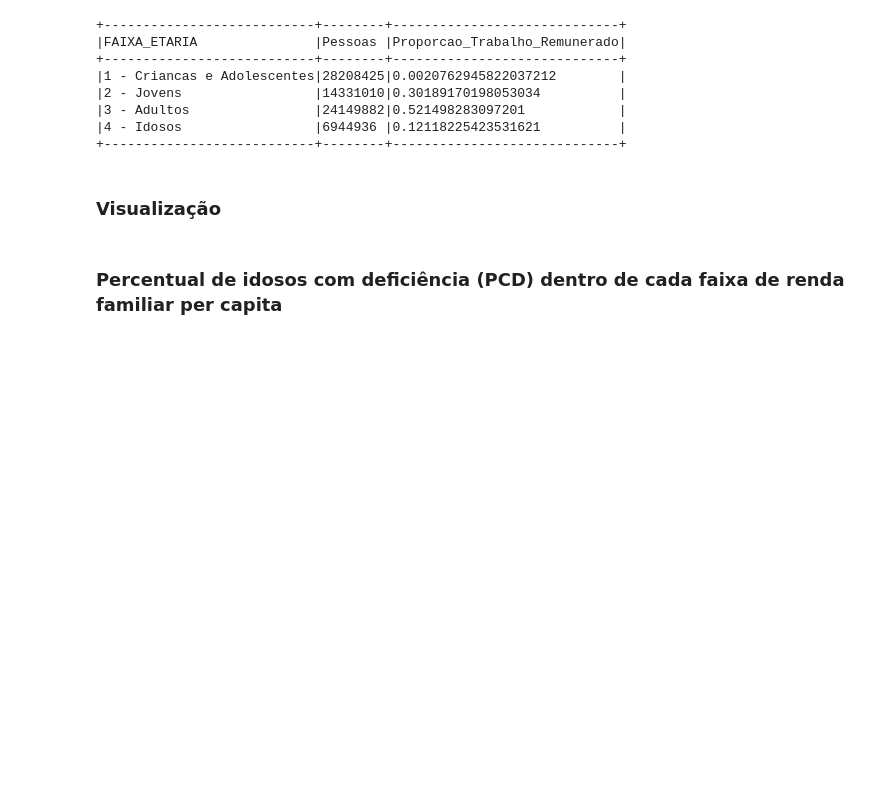
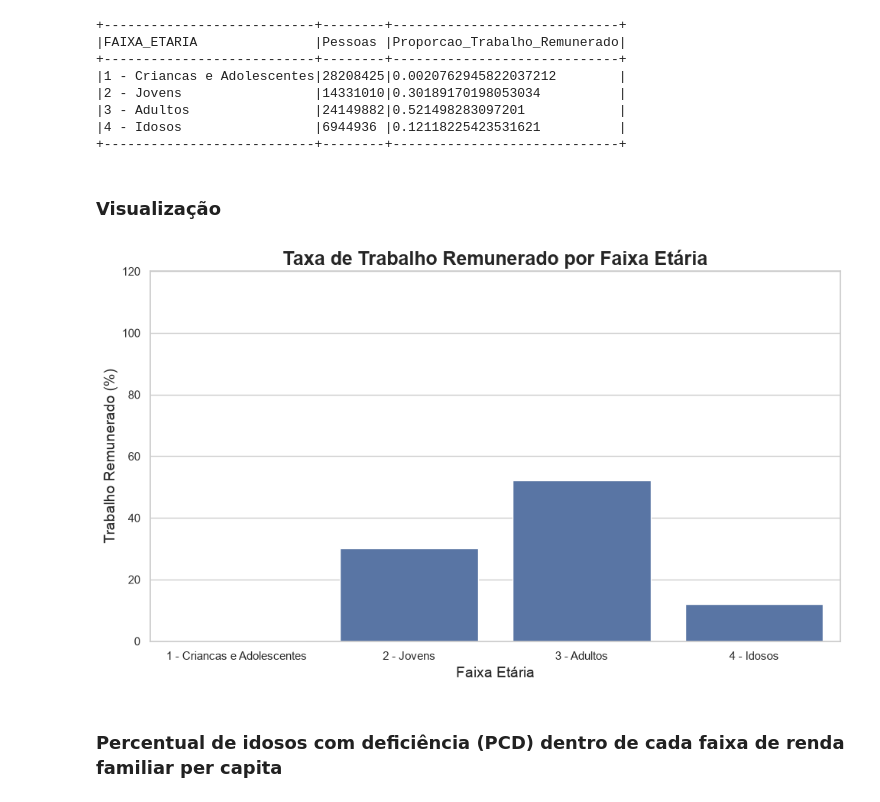
Before and after one commit to Voamorim/TecnologiasDataScience, a Jupyter notebook: PandasIBGE/main.ipynb, the cells around one changed output. Saved outputs shown, nothing was run; the diff lists cells and outputs as text; code cells hidden in the pictures; blank space fills up the shorter version.

Commit message:
add: visualizações etapa 2

```diff
--- a/PandasIBGE/main.ipynb
+++ b/PandasIBGE/main.ipynb
@@ -352,6 +352,30 @@ proporcao_por_faixa_etaria.show(truncate=False)
 +---------------------------+--------+-----------------------------+
 # %% [markdown]
 ### Visualização
+# %%
+df_faixa_etaria = proporcao_por_faixa_etaria.toPandas()
+
+df_faixa_etaria['Percentual'] = df_faixa_etaria['Proporcao_Trabalho_Remunerado'] * 100
+# %%
+sns.set_theme(style='whitegrid')
+fig, ax = plt.subplots(figsize=(10, 6))
+
+sns.barplot(
+    data=df_faixa_etaria,
+    x="FAIXA_ETARIA",
+    y="Percentual",
+    ax=ax
+)
+
+ax.set_title("Taxa de Trabalho Remunerado por Faixa Etária", fontsize=18, weight='bold')
+ax.set_xlabel('Faixa Etária', fontsize=14)
+ax.set_ylabel("Trabalho Remunerado (%)", fontsize=14)
+ax.set_ylim(0, 120)
+
+plt.tight_layout()
+plt.show()
+# %% [output]
+[figure, added]
 # %% [markdown]
 ### Percentual de idosos com deficiência (PCD) dentro de cada faixa de renda familiar per capita
 # %%
```
Also changed, not shown: parts of 8 cells of this notebook.
